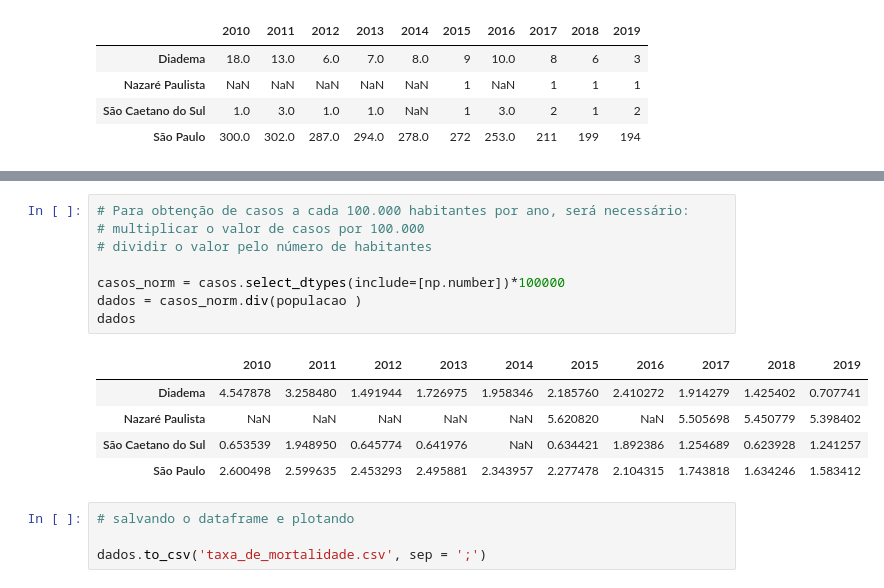
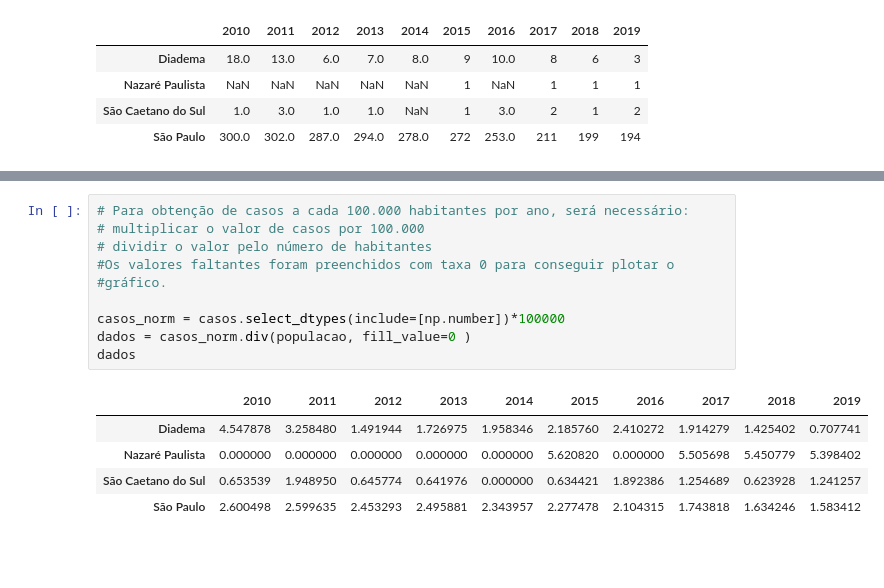
Before and after one commit to MarinaTaques/MarinaTaques, a Jupyter notebook: Saúde_Ambiental.ipynb, the cells around one changed output, grey strips where cells are left out. Drawn from its saved outputs; the diff is of its cells as text; blank space fills up the shorter version.

```diff
--- a/Saúde_Ambiental.ipynb
+++ b/Saúde_Ambiental.ipynb
@@ -38,18 +39,16 @@ populacao
 # %%
 # Para obtenção de casos a cada 100.000 habitantes por ano, será necessário:
 # multiplicar o valor de casos por 100.000
 # dividir o valor pelo número de habitantes
+#Os valores faltantes foram preenchidos com taxa 0 para conseguir plotar o
+#gráfico.
 
 casos_norm = casos.select_dtypes(include=[np.number])*100000
-dados = casos_norm.div(populacao )
+dados = casos_norm.div(populacao, fill_value=0 )
 dados
 # %% [output]
 |  | 2010 | 2011 | 2012 | 2013 | 2014 | 2015 | 2016 | 2017 | 2018 | 2019 |
 | Diadema | 4.547878 | 3.258480 | 1.491944 | 1.726975 | 1.958346 | 2.185760 | 2.410272 | 1.914279 | 1.425402 | 0.707741 |
-| Nazaré Paulista | NaN | NaN | NaN | NaN | NaN | 5.620820 | NaN | 5.505698 | 5.450779 | 5.398402 |
-| São Caetano do Sul | 0.653539 | 1.948950 | 0.645774 | 0.641976 | NaN | 0.634421 | 1.892386 | 1.254689 | 0.623928 | 1.241257 |
+| Nazaré Paulista | 0.000000 | 0.000000 | 0.000000 | 0.000000 | 0.000000 | 5.620820 | 0.000000 | 5.505698 | 5.450779 | 5.398402 |
+| São Caetano do Sul | 0.653539 | 1.948950 | 0.645774 | 0.641976 | 0.000000 | 0.634421 | 1.892386 | 1.254689 | 0.623928 | 1.241257 |
 | São Paulo | 2.600498 | 2.599635 | 2.453293 | 2.495881 | 2.343957 | 2.277478 | 2.104315 | 1.743818 | 1.634246 | 1.583412 |
-# %%
-# salvando o dataframe e plotando
-
-dados.to_csv('taxa_de_mortalidade.csv', sep = ';')
```
Also changed, not shown: parts of 2 cells of this notebook.
